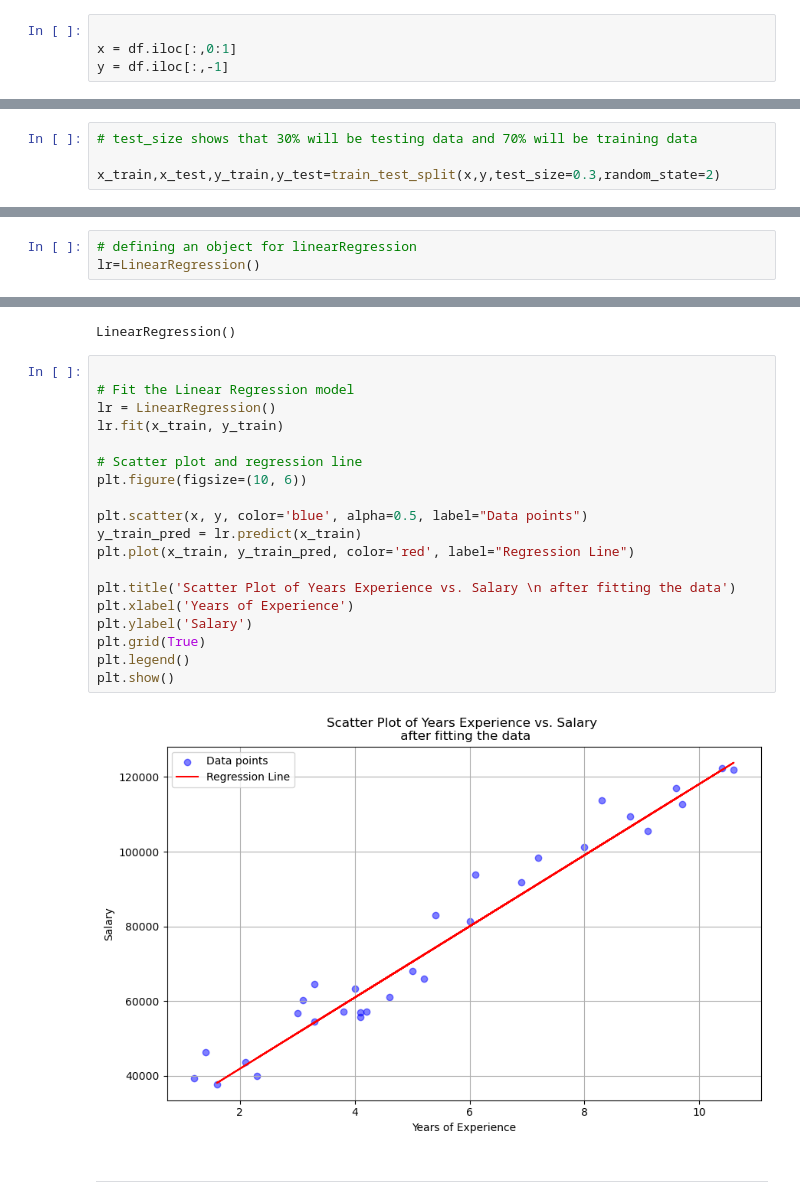
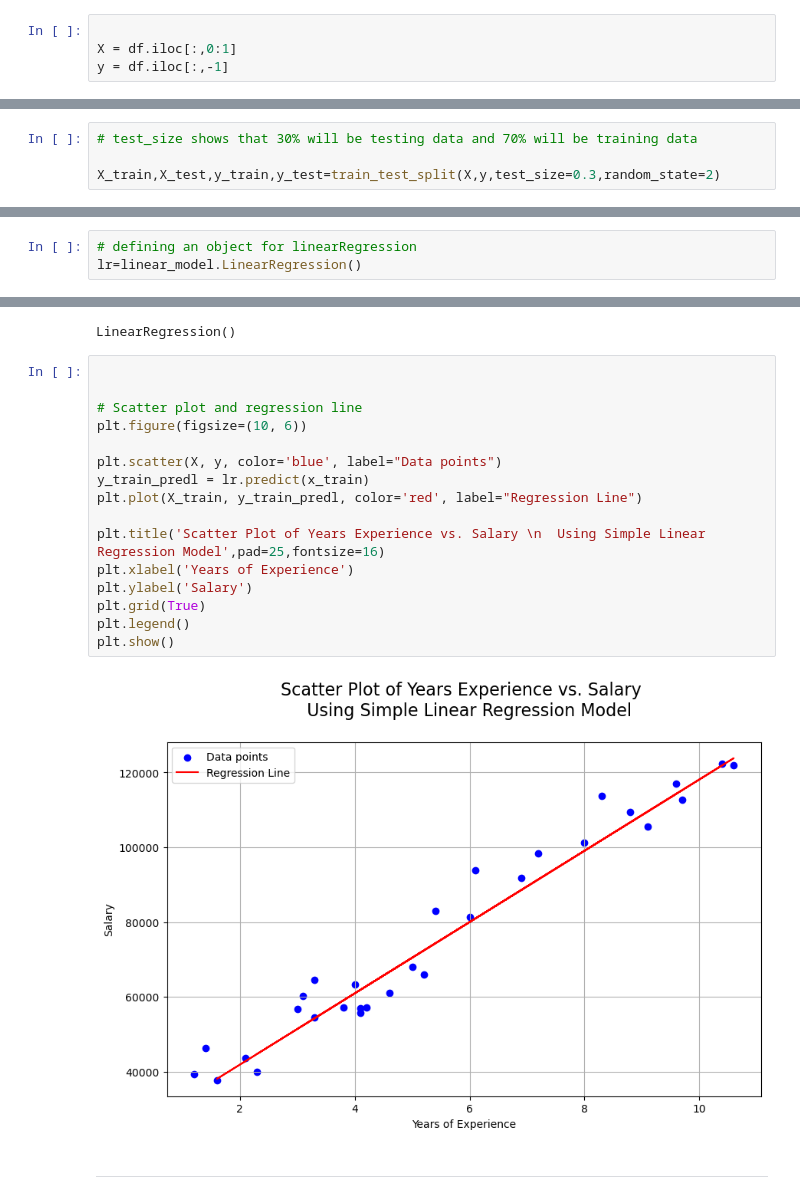
Before and after one commit to malaika971/Data_Science_G2_BWF_Malaika_Ahmed, a Jupyter notebook: TASK 23/TASK 23-Regression Models using scikit-learn.ipynb, the cells around one changed output, grey strips where cells are left out. Cells and saved outputs as stored; diff of their text form.

```diff
--- a/TASK 23/TASK 23-Regression Models using scikit-learn.ipynb
+++ b/TASK 23/TASK 23-Regression Models using scikit-learn.ipynb
@@ -99,6 +120,6 @@ del df['Unnamed: 0']
 # %%
 
-x = df.iloc[:,0:1]
+X = df.iloc[:,0:1]
 y = df.iloc[:,-1]
 # %%
 plt.figure(figsize=(10, 6))
@@ -118,7 +139,7 @@ plt.show()
 # %%
 # test_size shows that 30% will be testing data and 70% will be training data
 
-x_train,x_test,y_train,y_test=train_test_split(x,y,test_size=0.3,random_state=2)
+X_train,X_test,y_train,y_test=train_test_split(X,y,test_size=0.3,random_state=2)
 # %% [markdown]
 ### ***Input train data***
 # %%
@@ -208,7 +229,7 @@ plt.show()
 ### 5. ***Modeling and fitting the data***
 # %%
 # defining an object for linearRegression
-lr=LinearRegression()
+lr=linear_model.LinearRegression()
 # %%
 
 lr.fit(x_train,y_train)
@@ -216,25 +237,22 @@ lr.fit(x_train,y_train)
 LinearRegression()
 # %%
 
-# Fit the Linear Regression model
-lr = LinearRegression()
-lr.fit(x_train, y_train)
 
 # Scatter plot and regression line
 plt.figure(figsize=(10, 6))
 
-plt.scatter(x, y, color='blue', alpha=0.5, label="Data points")
-y_train_pred = lr.predict(x_train)
-plt.plot(x_train, y_train_pred, color='red', label="Regression Line")
+plt.scatter(X, y, color='blue', label="Data points")
+y_train_predl = lr.predict(x_train)
+plt.plot(X_train, y_train_predl, color='red', label="Regression Line")
 
-plt.title('Scatter Plot of Years Experience vs. Salary \n after fitting the data')
+plt.title('Scatter Plot of Years Experience vs. Salary \n  Using Simple Linear Regression Model',pad=25,fontsize=16)
 plt.xlabel('Years of Experience')
 plt.ylabel('Salary')
 plt.grid(True)
 plt.legend()
 plt.show()
 # %% [output]
-[figure, old version]
+[figure, new version]
 # %% [markdown]
 ***
 # %% [markdown]
```
Also changed, not shown: parts of 116 cells of this notebook, 1 other file.
